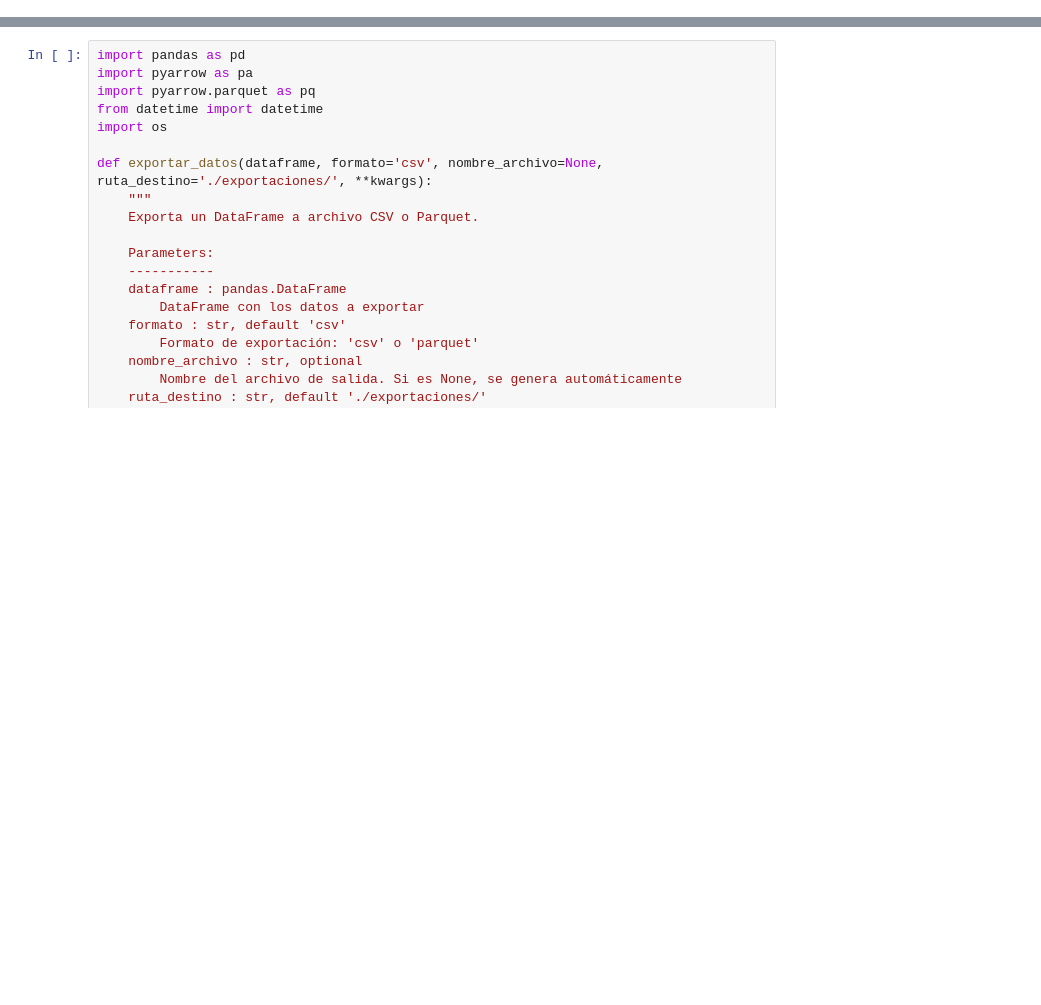
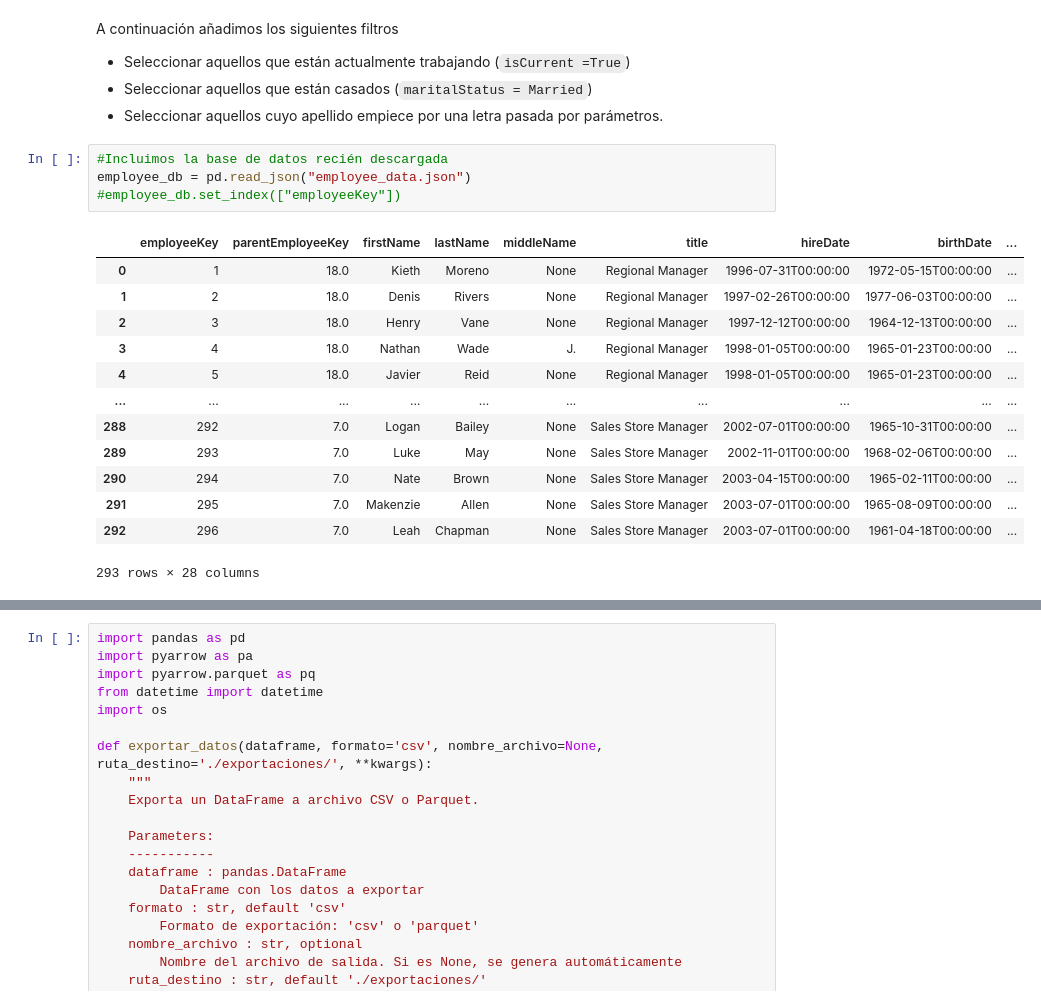
Before and after one commit to gabrielacam96/Altia-Ejercicio-Grupal, a Jupyter notebook: notebook.ipynb, the cells around one changed output, grey strips where cells are left out. Saved outputs shown, nothing was run; the diff lists cells and outputs as text; blank space fills up the shorter version.

```diff
--- a/notebook.ipynb
+++ b/notebook.ipynb
@@ -2,0 +81,23 @@
+# %% [markdown]
+A continuación añadimos los siguientes filtros
+- Seleccionar aquellos que están actualmente trabajando (`isCurrent =True`)
+- Seleccionar aquellos que están casados (`maritalStatus = Married`)
+- Seleccionar aquellos cuyo apellido empiece por una letra pasada por parámetros.
+# %%
+#Incluimos la base de datos recién descargada
+employee_db = pd.read_json("employee_data.json")
+#employee_db.set_index(["employeeKey"])
+# %% [output]
+|  | employeeKey | parentEmployeeKey | firstName | lastName | middleName | title | hireDate | birthDate | ... |
+| 0 | 1 | 18.0 | Kieth | Moreno | None | Regional Manager | 1996-07-31T00:00:00 | 1972-05-15T00:00:00 | ... |
+| 1 | 2 | 18.0 | Denis | Rivers | None | Regional Manager | 1997-02-26T00:00:00 | 1977-06-03T00:00:00 | ... |
+| 2 | 3 | 18.0 | Henry | Vane | None | Regional Manager | 1997-12-12T00:00:00 | 1964-12-13T00:00:00 | ... |
+| 3 | 4 | 18.0 | Nathan | Wade | J. | Regional Manager | 1998-01-05T00:00:00 | 1965-01-23T00:00:00 | ... |
+| 4 | 5 | 18.0 | Javier | Reid | None | Regional Manager | 1998-01-05T00:00:00 | 1965-01-23T00:00:00 | ... |
+| ... | ... | ... | ... | ... | ... | ... | ... | ... | ... |
+| 288 | 292 | 7.0 | Logan | Bailey | None | Sales Store Manager | 2002-07-01T00:00:00 | 1965-10-31T00:00:00 | ... |
+| 289 | 293 | 7.0 | Luke | May | None | Sales Store Manager | 2002-11-01T00:00:00 | 1968-02-06T00:00:00 | ... |
+| 290 | 294 | 7.0 | Nate | Brown | None | Sales Store Manager | 2003-04-15T00:00:00 | 1965-02-11T00:00:00 | ... |
+| 291 | 295 | 7.0 | Makenzie | Allen | None | Sales Store Manager | 2003-07-01T00:00:00 | 1965-08-09T00:00:00 | ... |
+| 292 | 296 | 7.0 | Leah | Chapman | None | Sales Store Manager | 2003-07-01T00:00:00 | 1961-04-18T00:00:00 | ... |
+293 rows × 28 columns
```
Also changed, not shown: parts of 8 cells of this notebook.
